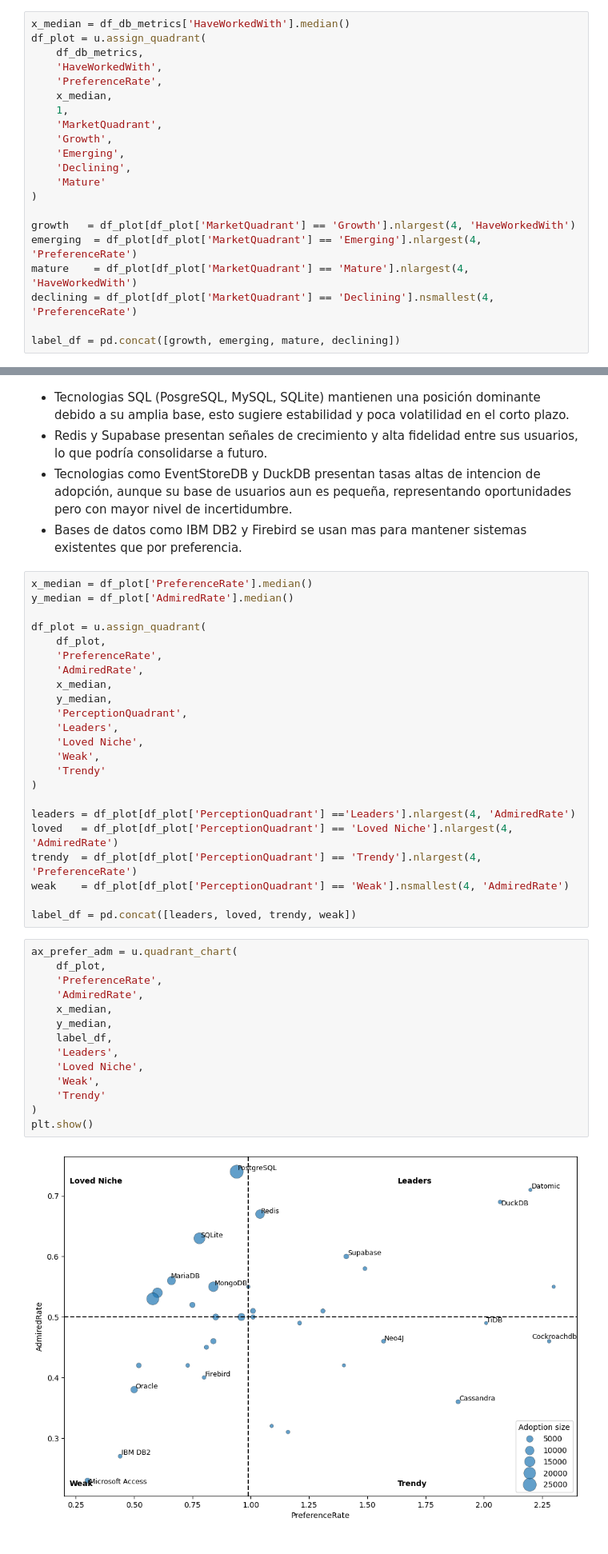
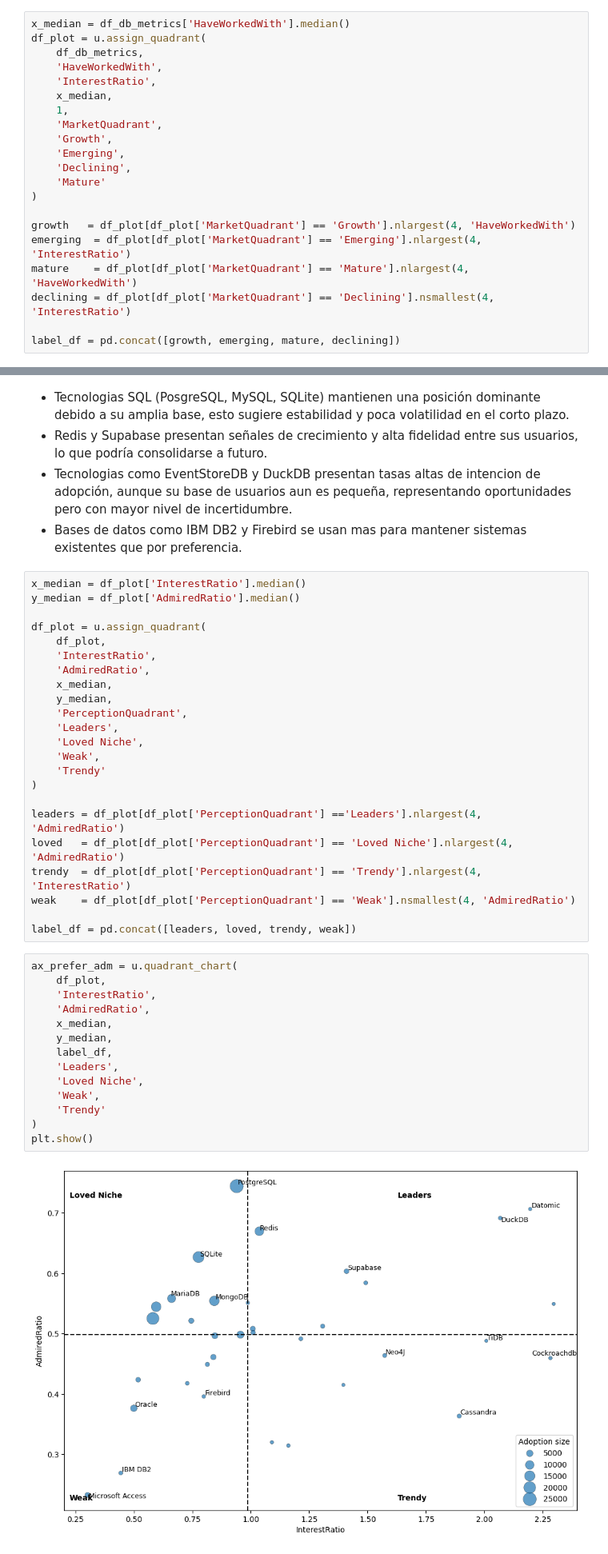
Before and after one commit to MKProjectss/data-analysis-portfolio, a Jupyter notebook: proyecto-final-habilidades-en-demanda/04_Analizar/03_Databases.ipynb, the cells around one changed output, grey strips where cells are left out. Shown at 80% size. Saved outputs shown, nothing was run; the diff lists cells and outputs as text.

```diff
--- a/proyecto-final-habilidades-en-demanda/04_Analizar/03_Databases.ipynb
+++ b/proyecto-final-habilidades-en-demanda/04_Analizar/03_Databases.ipynb
@@ -61,7 +61,7 @@ x_median = df_db_metrics['HaveWorkedWith'].median()
 df_plot = u.assign_quadrant(
     df_db_metrics,
     'HaveWorkedWith',
-    'PreferenceRate',
+    'InterestRatio',
     x_median,
     1,
     'MarketQuadrant',
@@ -72,9 +72,9 @@ df_plot = u.assign_quadrant(
 )
 
 growth   = df_plot[df_plot['MarketQuadrant'] == 'Growth'].nlargest(4, 'HaveWorkedWith')
-emerging  = df_plot[df_plot['MarketQuadrant'] == 'Emerging'].nlargest(4, 'PreferenceRate')
+emerging  = df_plot[df_plot['MarketQuadrant'] == 'Emerging'].nlargest(4, 'InterestRatio')
 mature    = df_plot[df_plot['MarketQuadrant'] == 'Mature'].nlargest(4, 'HaveWorkedWith')
-declining = df_plot[df_plot['MarketQuadrant'] == 'Declining'].nsmallest(4, 'PreferenceRate')
+declining = df_plot[df_plot['MarketQuadrant'] == 'Declining'].nsmallest(4, 'InterestRatio')
 
 label_df = pd.concat([growth, emerging, mature, declining])
 # %%
@@ -88,13 +88,13 @@ plt.show()
 - Tecnologias como EventStoreDB y DuckDB presentan tasas altas de intencion de adopción, aunque su base de usuarios aun es pequeña, representando oportunidades pero con mayor nivel de incertidumbre.
 - Bases de datos como IBM DB2 y Firebird se usan mas para mantener sistemas existentes que por preferencia.
 # %%
-x_median = df_plot['PreferenceRate'].median()
-y_median = df_plot['AdmiredRate'].median()
+x_median = df_plot['InterestRatio'].median()
+y_median = df_plot['AdmiredRatio'].median()
 
 df_plot = u.assign_quadrant(
     df_plot,
-    'PreferenceRate',
-    'AdmiredRate',
+    'InterestRatio',
+    'AdmiredRatio',
     x_median,
     y_median,
     'PerceptionQuadrant',
@@ -104,28 +104,28 @@ df_plot = u.assign_quadrant(
     'Trendy'
 )
 
-leaders = df_plot[df_plot['PerceptionQuadrant'] =='Leaders'].nlargest(4, 'AdmiredRate')
-loved   = df_plot[df_plot['PerceptionQuadrant'] == 'Loved Niche'].nlargest(4, 'AdmiredRate')
-trendy  = df_plot[df_plot['PerceptionQuadrant'] == 'Trendy'].nlargest(4, 'PreferenceRate')
-weak    = df_plot[df_plot['PerceptionQuadrant'] == 'Weak'].nsmallest(4, 'AdmiredRate')
+leaders = df_plot[df_plot['PerceptionQuadrant'] =='Leaders'].nlargest(4, 'AdmiredRatio')
+loved   = df_plot[df_plot['PerceptionQuadrant'] == 'Loved Niche'].nlargest(4, 'AdmiredRatio')
+trendy  = df_plot[df_plot['PerceptionQuadrant'] == 'Trendy'].nlargest(4, 'InterestRatio')
+weak    = df_plot[df_plot['PerceptionQuadrant'] == 'Weak'].nsmallest(4, 'AdmiredRatio')
 
 label_df = pd.concat([leaders, loved, trendy, weak])
 # %%
 ax_prefer_adm = u.quadrant_chart(
     df_plot,
-    'PreferenceRate',
-    'AdmiredRate',
+    'InterestRatio',
+    'AdmiredRatio',
     x_median,
     y_median,
     label_df,
     'Leaders',
     'Loved Niche',
     'Weak',
     'Trendy'
 )
 plt.show()
 # %% [output]
-[figure, old version]
+[figure, new version]
 # %% [markdown]
 - Un grupo reducido (Redis, Supabase, DuckDB, Datomic) combina alta satisfacción con fuerte intención de adopción, posicionándose como los mejor valorados del ecosistema.
 - Tecnologías consolidadas como PostgreSQL, SQLite y MongoDB mantienen altos niveles de admiración, aunque con crecimiento más estable.
```
Also changed, not shown: parts of 15 cells of this notebook, 17 other files.
